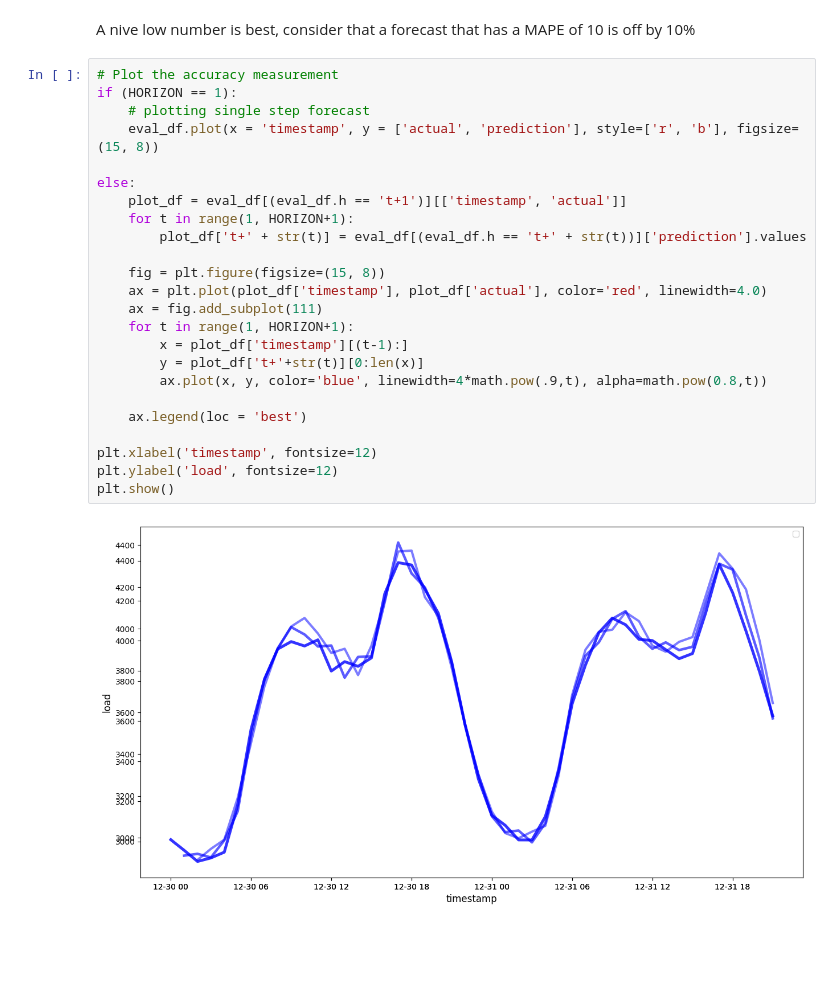
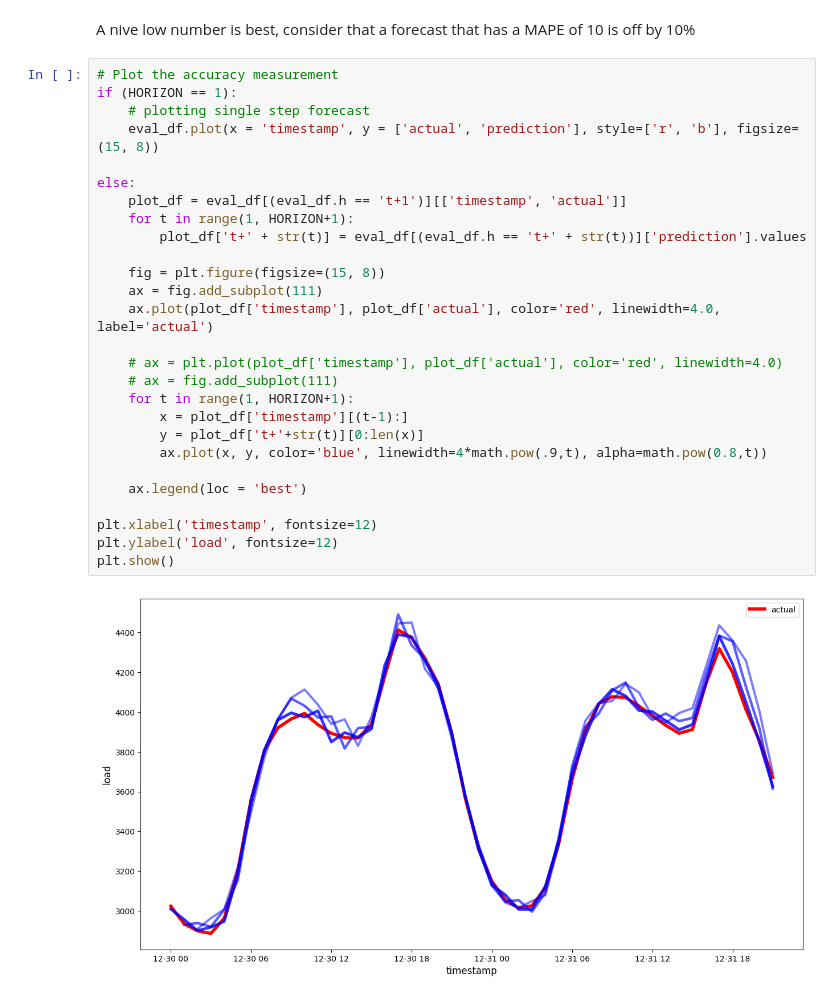
Before and after one commit to AmandaVP23/microsoft-ML-for-beginners, a Jupyter notebook: 7-time-series/2-arima.ipynb, the cells around one changed output. Drawn from its saved outputs; the diff is of its cells as text; blank space fills up the shorter version.

```diff
--- a/7-time-series/2-arima.ipynb
+++ b/7-time-series/2-arima.ipynb
@@ -293,26 +293,29 @@ A nive low number is best, consider that a forecast that has a MAPE of 10 is off
 # %%
 # Plot the accuracy measurement
 if (HORIZON == 1):
     # plotting single step forecast
     eval_df.plot(x = 'timestamp', y = ['actual', 'prediction'], style=['r', 'b'], figsize=(15, 8))
 
 else:
     plot_df = eval_df[(eval_df.h == 't+1')][['timestamp', 'actual']]
     for t in range(1, HORIZON+1):
         plot_df['t+' + str(t)] = eval_df[(eval_df.h == 't+' + str(t))]['prediction'].values
 
     fig = plt.figure(figsize=(15, 8))
-    ax = plt.plot(plot_df['timestamp'], plot_df['actual'], color='red', linewidth=4.0)
     ax = fig.add_subplot(111)
+    ax.plot(plot_df['timestamp'], plot_df['actual'], color='red', linewidth=4.0, label='actual')
+
+    # ax = plt.plot(plot_df['timestamp'], plot_df['actual'], color='red', linewidth=4.0)
+    # ax = fig.add_subplot(111)
     for t in range(1, HORIZON+1):
         x = plot_df['timestamp'][(t-1):]
         y = plot_df['t+'+str(t)][0:len(x)]
         ax.plot(x, y, color='blue', linewidth=4*math.pow(.9,t), alpha=math.pow(0.8,t))
 
     ax.legend(loc = 'best')
 
 plt.xlabel('timestamp', fontsize=12)
 plt.ylabel('load', fontsize=12)
 plt.show()
 # %% [output]
-[figure, old version]
+[figure, new version]
```
Also changed, not shown: parts of 4 cells of this notebook, 16 other files.
